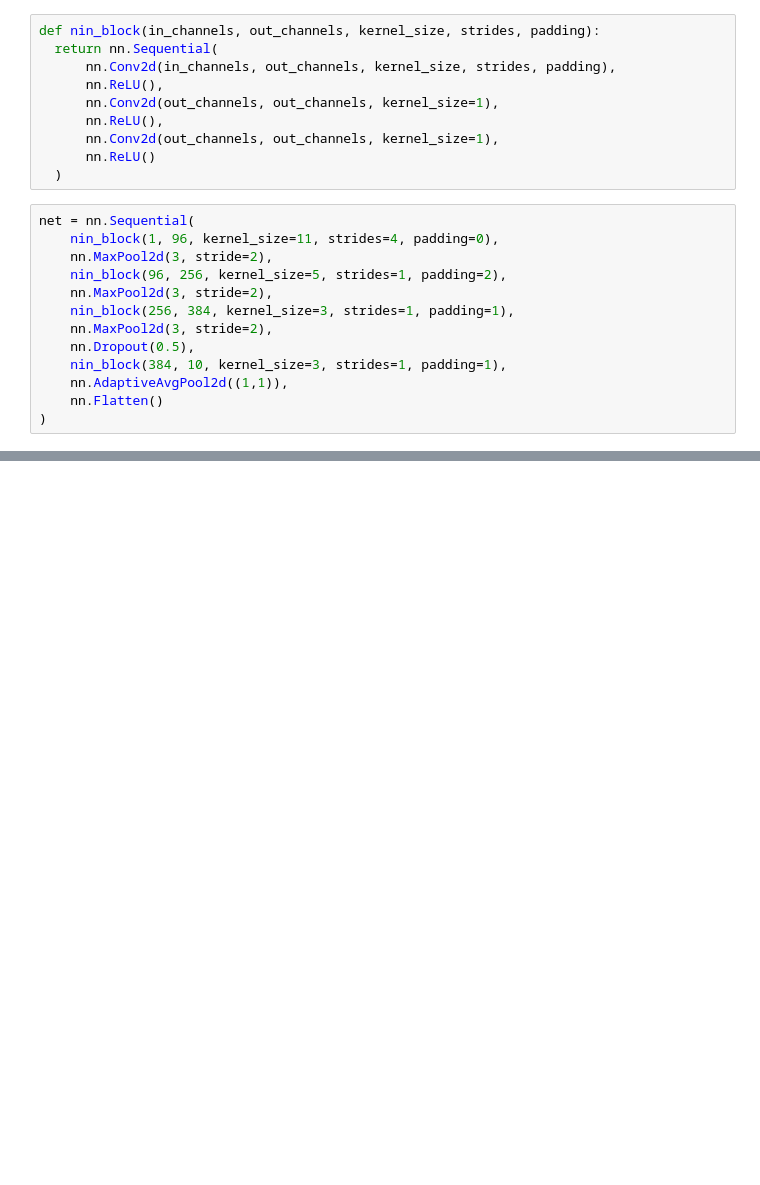
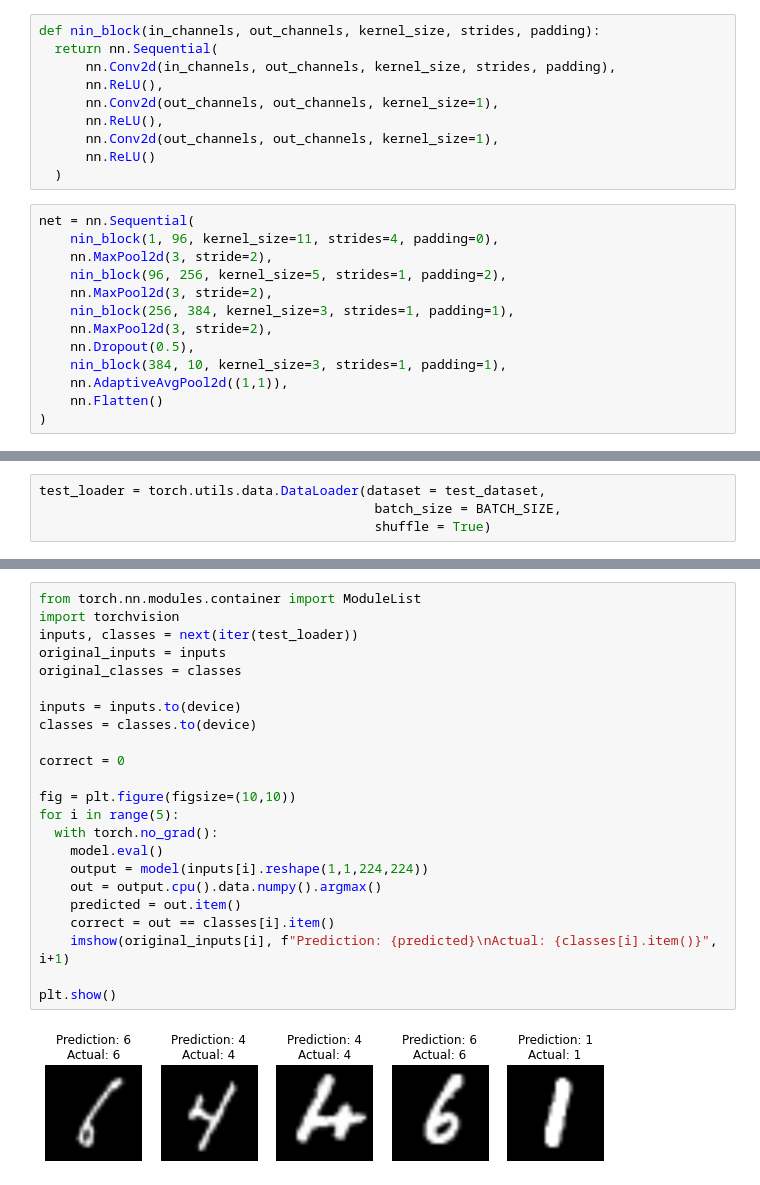
Before and after one commit to yukiao/Pengantar-Deep-Learning, a Jupyter notebook: Week5/NiN.ipynb, the cells around one changed output, grey strips where cells are left out. Cells and saved outputs as stored; diff of their text form; blank space fills up the shorter version.

```diff
--- a/Week5/NiN.ipynb
+++ b/Week5/NiN.ipynb
@@ -57,0 +199,4 @@ loss 0.335, train acc 0.877, test acc 0.858
+# %%
+test_loader = torch.utils.data.DataLoader(dataset = test_dataset,
+                                           batch_size = BATCH_SIZE,
+                                           shuffle = True)
@@ -57,0 +219,25 @@ loss 0.335, train acc 0.877, test acc 0.858
+# %%
+from torch.nn.modules.container import ModuleList
+import torchvision
+inputs, classes = next(iter(test_loader))
+original_inputs = inputs
+original_classes = classes
+
+inputs = inputs.to(device)
+classes = classes.to(device)
+
+correct = 0
+
+fig = plt.figure(figsize=(10,10))
+for i in range(5):
+  with torch.no_grad():
+    model.eval()
+    output = model(inputs[i].reshape(1,1,224,224))
+    out = output.cpu().data.numpy().argmax()
+    predicted = out.item()
+    correct = out == classes[i].item()
+    imshow(original_inputs[i], f"Prediction: {predicted}\nActual: {classes[i].item()}", i+1)
+
+plt.show()
+# %% [output]
+[figure, added]
```
Also changed, not shown: parts of 18 cells of this notebook.
